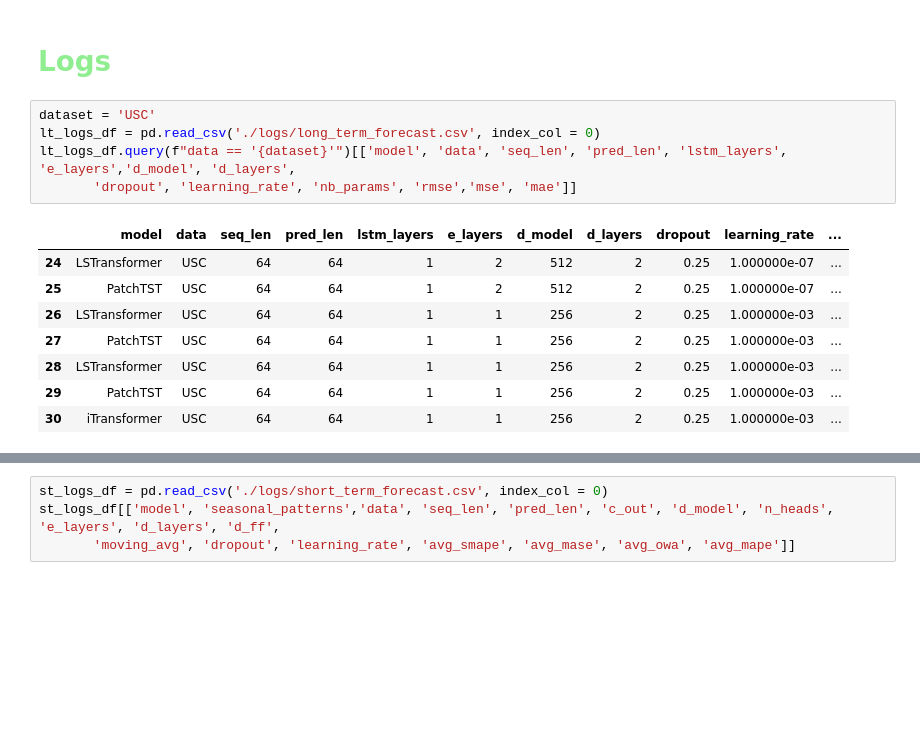
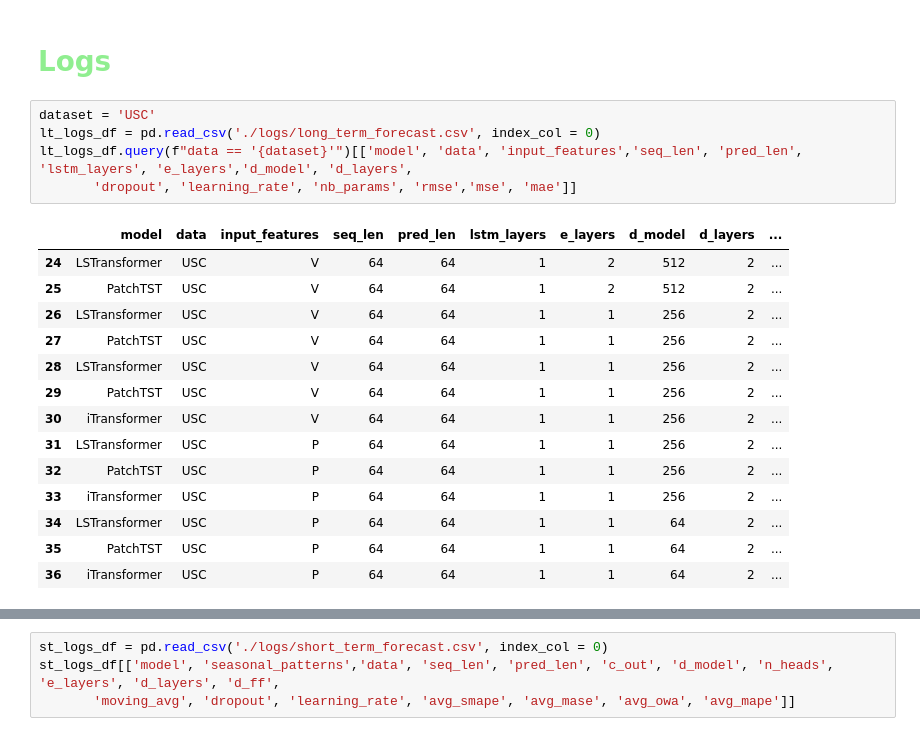
Before and after one commit to arnaud-odet/Time-Series-Library, a Jupyter notebook: results.ipynb, the cells around one changed output, grey strips where cells are left out. Cells and saved outputs as stored; diff of their text form; blank space fills up the shorter version.

```diff
--- a/results.ipynb
+++ b/results.ipynb
@@ -11,15 +11,21 @@ import seaborn as sns
 # %%
 dataset = 'USC'
 lt_logs_df = pd.read_csv('./logs/long_term_forecast.csv', index_col = 0)
-lt_logs_df.query(f"data == '{dataset}'")[['model', 'data', 'seq_len', 'pred_len', 'lstm_layers', 'e_layers','d_model', 'd_layers',
+lt_logs_df.query(f"data == '{dataset}'")[['model', 'data', 'input_features','seq_len', 'pred_len', 'lstm_layers', 'e_layers','d_model', 'd_layers',
        'dropout', 'learning_rate', 'nb_params', 'rmse','mse', 'mae']]
 # %% [output]
-|  | model | data | seq_len | pred_len | lstm_layers | e_layers | d_model | d_layers | dropout | learning_rate | ... |
-| 24 | LSTransformer | USC | 64 | 64 | 1 | 2 | 512 | 2 | 0.25 | 1.000000e-07 | ... |
-| 25 | PatchTST | USC | 64 | 64 | 1 | 2 | 512 | 2 | 0.25 | 1.000000e-07 | ... |
-| 26 | LSTransformer | USC | 64 | 64 | 1 | 1 | 256 | 2 | 0.25 | 1.000000e-03 | ... |
-| 27 | PatchTST | USC | 64 | 64 | 1 | 1 | 256 | 2 | 0.25 | 1.000000e-03 | ... |
-| 28 | LSTransformer | USC | 64 | 64 | 1 | 1 | 256 | 2 | 0.25 | 1.000000e-03 | ... |
-| 29 | PatchTST | USC | 64 | 64 | 1 | 1 | 256 | 2 | 0.25 | 1.000000e-03 | ... |
-| 30 | iTransformer | USC | 64 | 64 | 1 | 1 | 256 | 2 | 0.25 | 1.000000e-03 | ... |
+|  | model | data | input_features | seq_len | pred_len | lstm_layers | e_layers | d_model | d_layers | ... |
+| 24 | LSTransformer | USC | V | 64 | 64 | 1 | 2 | 512 | 2 | ... |
+| 25 | PatchTST | USC | V | 64 | 64 | 1 | 2 | 512 | 2 | ... |
+| 26 | LSTransformer | USC | V | 64 | 64 | 1 | 1 | 256 | 2 | ... |
+| 27 | PatchTST | USC | V | 64 | 64 | 1 | 1 | 256 | 2 | ... |
+| 28 | LSTransformer | USC | V | 64 | 64 | 1 | 1 | 256 | 2 | ... |
+| 29 | PatchTST | USC | V | 64 | 64 | 1 | 1 | 256 | 2 | ... |
+| 30 | iTransformer | USC | V | 64 | 64 | 1 | 1 | 256 | 2 | ... |
+| 31 | LSTransformer | USC | P | 64 | 64 | 1 | 1 | 256 | 2 | ... |
+| 32 | PatchTST | USC | P | 64 | 64 | 1 | 1 | 256 | 2 | ... |
+| 33 | iTransformer | USC | P | 64 | 64 | 1 | 1 | 256 | 2 | ... |
+| 34 | LSTransformer | USC | P | 64 | 64 | 1 | 1 | 64 | 2 | ... |
+| 35 | PatchTST | USC | P | 64 | 64 | 1 | 1 | 64 | 2 | ... |
+| 36 | iTransformer | USC | P | 64 | 64 | 1 | 1 | 64 | 2 | ... |
 # %%
```
Also changed, not shown: parts of 1 cell of this notebook, 3 other files.
